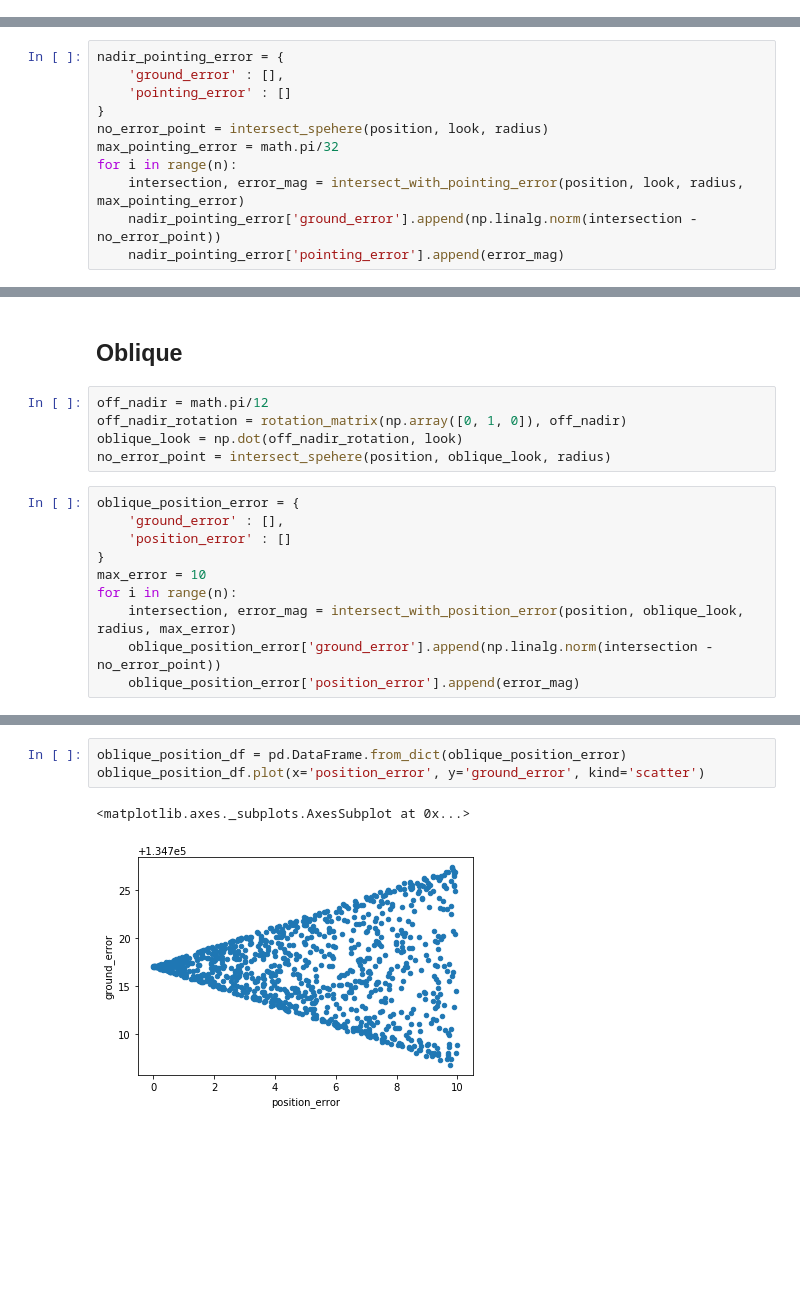
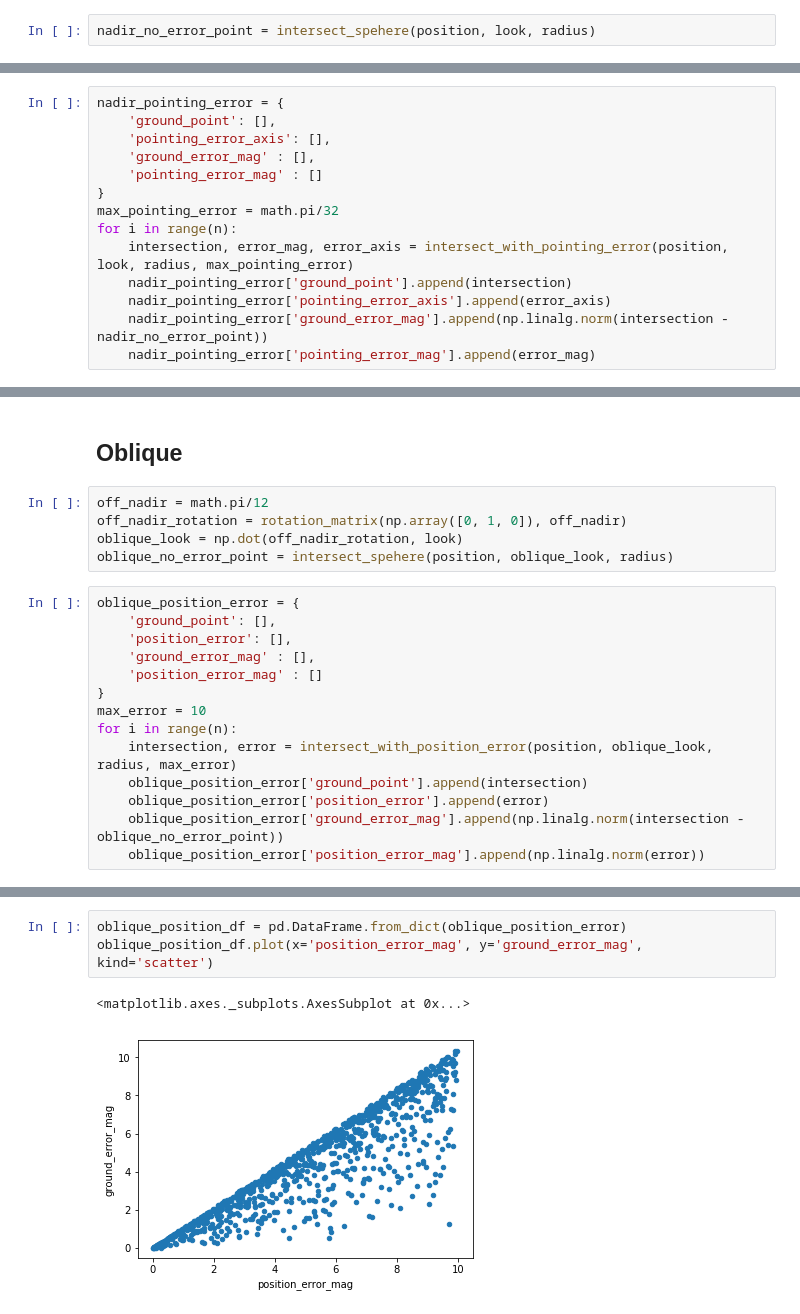
Before and after one commit to jessemapel/camera_error, a Jupyter notebook: cam_sim.ipynb, the cells around one changed output, grey strips where cells are left out. Drawn from its saved outputs; the diff is of its cells as text; blank space fills up the shorter version.

Commit message:
Added actual error to dataframes

```diff
--- a/cam_sim.ipynb
+++ b/cam_sim.ipynb
@@ -130,5 +130,7 @@ look = - position / np.linalg.norm(position)
 n = 1000
 # %% [markdown]
 ## NADIR
+# %%
+nadir_no_error_point = intersect_spehere(position, look, radius)
 # %%
 nadir_position_error = {
@@ -144,13 +149,16 @@ for i in range(n):
 # %%
 nadir_pointing_error = {
-    'ground_error' : [],
-    'pointing_error' : []
+    'ground_point': [],
+    'pointing_error_axis': [],
+    'ground_error_mag' : [],
+    'pointing_error_mag' : []
 }
-no_error_point = intersect_spehere(position, look, radius)
 max_pointing_error = math.pi/32
 for i in range(n):
-    intersection, error_mag = intersect_with_pointing_error(position, look, radius, max_pointing_error)
-    nadir_pointing_error['ground_error'].append(np.linalg.norm(intersection - no_error_point))
-    nadir_pointing_error['pointing_error'].append(error_mag)
+    intersection, error_mag, error_axis = intersect_with_pointing_error(position, look, radius, max_pointing_error)
+    nadir_pointing_error['ground_point'].append(intersection)
+    nadir_pointing_error['pointing_error_axis'].append(error_axis)
+    nadir_pointing_error['ground_error_mag'].append(np.linalg.norm(intersection - nadir_no_error_point))
+    nadir_pointing_error['pointing_error_mag'].append(error_mag)
 # %%
 nadir_position_df = pd.DataFrame.from_dict(nadir_position_error)
@@ -170,16 +178,20 @@ nadir_pointing_df.plot(x='pointing_error', y='ground_error', kind='scatter')
 off_nadir = math.pi/12
 off_nadir_rotation = rotation_matrix(np.array([0, 1, 0]), off_nadir)
 oblique_look = np.dot(off_nadir_rotation, look)
-no_error_point = intersect_spehere(position, oblique_look, radius)
+oblique_no_error_point = intersect_spehere(position, oblique_look, radius)
 # %%
 oblique_position_error = {
-    'ground_error' : [],
-    'position_error' : []
+    'ground_point': [],
+    'position_error': [],
+    'ground_error_mag' : [],
+    'position_error_mag' : []
 }
 max_error = 10
 for i in range(n):
-    intersection, error_mag = intersect_with_position_error(position, oblique_look, radius, max_error)
-    oblique_position_error['ground_error'].append(np.linalg.norm(intersection - no_error_point))
-    oblique_position_error['position_error'].append(error_mag)
+    intersection, error = intersect_with_position_error(position, oblique_look, radius, max_error)
+    oblique_position_error['ground_point'].append(intersection)
+    oblique_position_error['position_error'].append(error)
+    oblique_position_error['ground_error_mag'].append(np.linalg.norm(intersection - oblique_no_error_point))
+    oblique_position_error['position_error_mag'].append(np.linalg.norm(error))
 # %%
 oblique_pointing_error = {
@@ -194,8 +210,8 @@ for i in range(n):
 # %%
 oblique_position_df = pd.DataFrame.from_dict(oblique_position_error)
-oblique_position_df.plot(x='position_error', y='ground_error', kind='scatter')
+oblique_position_df.plot(x='position_error_mag', y='ground_error_mag', kind='scatter')
 # %% [output]
 <matplotlib.axes._subplots.AxesSubplot at 0x...>
-[figure, old version]
+[figure, new version]
 # %%
 oblique_pointing_df = pd.DataFrame.from_dict(oblique_pointing_error)
```
Also changed, not shown: parts of 8 cells of this notebook.
